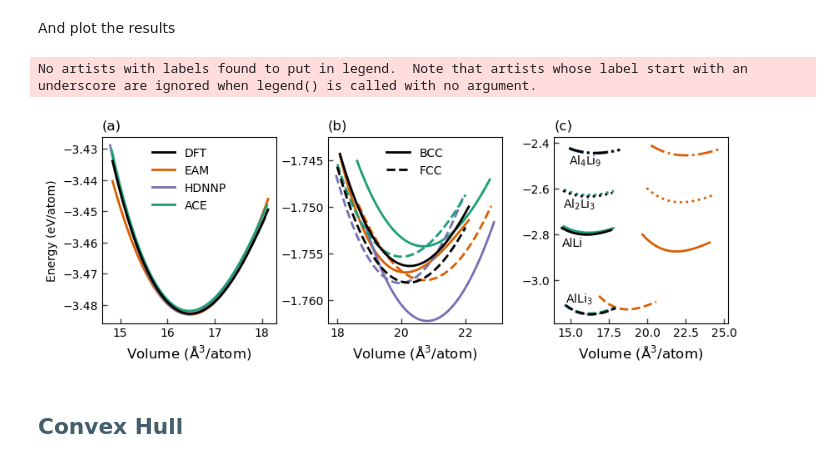
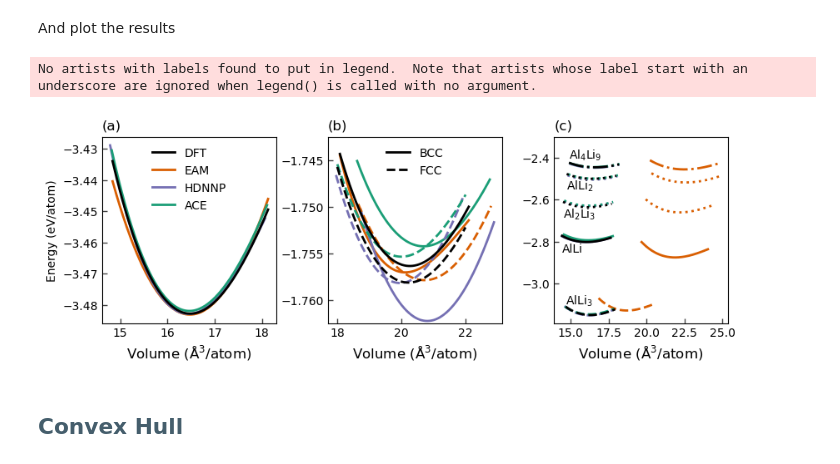
Before and after one commit to pyiron/potential_publication, a Jupyter notebook: 03_validation/01_validation.ipynb, the cells around one changed output. Cells and saved outputs as stored; diff of their text form; code cells hidden in the pictures.

```diff
--- a/03_validation/01_validation.ipynb
+++ b/03_validation/01_validation.ipynb
@@ -254,35 +251,47 @@ mlt[0,2].plot(dft_vol, dft_en, c='black', lw=2, zorder=10, ls='dashdot')
 mlt[0,2].plot(eam_vol, eam_en, c=colors["r"], lw=2, ls='dashdot')
 mlt[0,2].plot(hdn_vol, hdn_en, c=colors["b"], lw=2, ls='dashdot')
 mlt[0,2].plot(ace_vol, ace_en, c=colors["g"], lw=2, ls='dashdot')
-plt.text(min(dft_vol), min(dft_en)-0.05, r"$\mathrm{Al_4Li_9}$")
+plt.text(min(dft_vol), min(dft_en)+0.04, r"$\mathrm{Al_4Li_9}$")
 
 eam_vol, eam_en = birch_murnaghan(df_murn, "Al2Li3", potential='AlLi-EAM')
 hdn_vol, hdn_en = birch_murnaghan(df_murn, "Al2Li3", potential='AlLi-HDNNP')
 ace_vol, ace_en = birch_murnaghan(df_murn, "Al2Li3", potential='AlLi-ACE')
 dft_vol, dft_en = birch_murnaghan(df_ref, "Al2Li3")
 
 mlt[0,2].plot(dft_vol, dft_en, c='black', lw=2, zorder=10, ls='dotted')
 mlt[0,2].plot(eam_vol, eam_en, c=colors["r"], lw=2, ls='dotted')
 mlt[0,2].plot(hdn_vol, hdn_en, c=colors["b"], lw=2, ls='dotted')
 mlt[0,2].plot(ace_vol, ace_en, c=colors["g"], lw=2, ls='dotted')
 plt.text(min(dft_vol), min(dft_en)-0.05, r"$\mathrm{Al_2Li_3}$")
+
+eam_vol, eam_en = birch_murnaghan(df_murn, "AlLi2", potential='AlLi-EAM')
+hdn_vol, hdn_en = birch_murnaghan(df_murn, "AlLi2", potential='AlLi-HDNNP')
+ace_vol, ace_en = birch_murnaghan(df_murn, "AlLi2", potential='AlLi-ACE')
+dft_vol, dft_en = birch_murnaghan(df_ref, "AlLi2")
+
+mlt[0,2].plot(dft_vol, dft_en, c='black', lw=2, zorder=10, ls='dotted')
+mlt[0,2].plot(eam_vol, eam_en, c=colors["r"], lw=2, ls='dotted')
+mlt[0,2].plot(hdn_vol, hdn_en, c=colors["b"], lw=2, ls='dotted')
+mlt[0,2].plot(ace_vol, ace_en, c=colors["g"], lw=2, ls='dotted')
+plt.text(min(dft_vol), min(dft_en)-0.05, r"$\mathrm{AlLi_2}$")
 
 mlt[0,0].legend(frameon=False)
 mlt[0,1].legend(frameon=False)
 mlt[0,2].legend(frameon=False, bbox_to_anchor=[1.45, 0.5])
 
 mlt[0,0].set_xlabel(r"Volume ($\mathrm{\AA}^3/$atom)", fontsize=12)
 mlt[0,1].set_xlabel(r"Volume ($\mathrm{\AA}^3/$atom)", fontsize=12)
 mlt[0,2].set_xlabel(r"Volume ($\mathrm{\AA}^3/$atom)", fontsize=12)
 mlt[0,0].set_ylabel(r"Energy (eV/atom)")
 mlt[0,0].set_title(r"(a)", loc='left', fontsize=12)
 mlt[0,1].set_title(r"(b)", loc='left', fontsize=12)
 mlt[0,2].set_title(r"(c)", loc='left', fontsize=12)
 mlt[0,1].set_ylim(-1.7625, -1.7425)
+mlt[0,2].set_ylim(top=-2.3)
 plt.savefig("img_ev_curve.png", dpi=300, bbox_inches='tight')
 # %% [output]
 No artists with labels found to put in legend.  Note that artists whose label start with an underscore are ignored when legend() is called with no argument.
-[figure, old version]
+[figure, new version]
 # %% [markdown]
 ## <font style="font-family:roboto;color:#455e6c"> Convex Hull </font>
 # %% [markdown]
```
Also changed, not shown: parts of 7 cells of this notebook, 1 other file.
